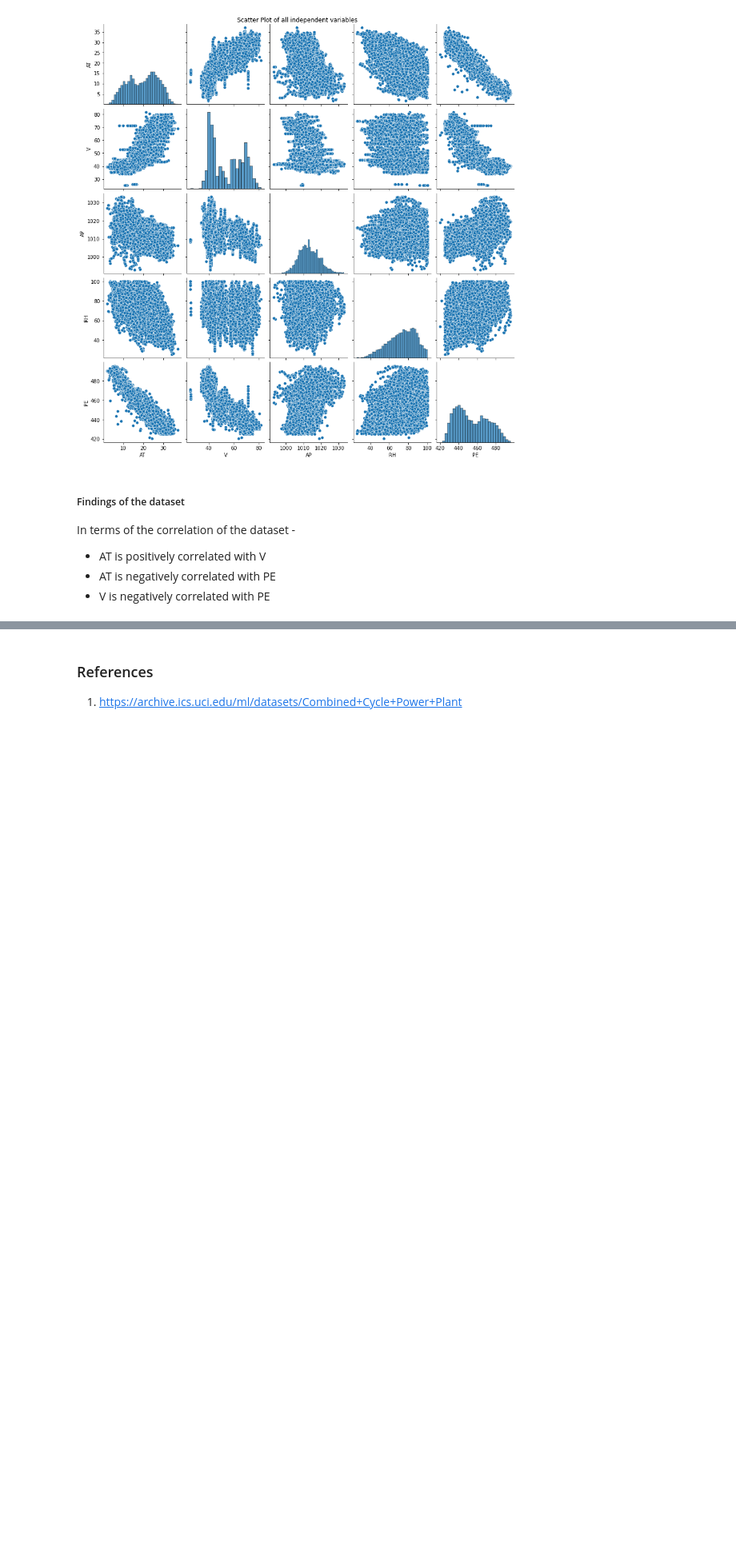
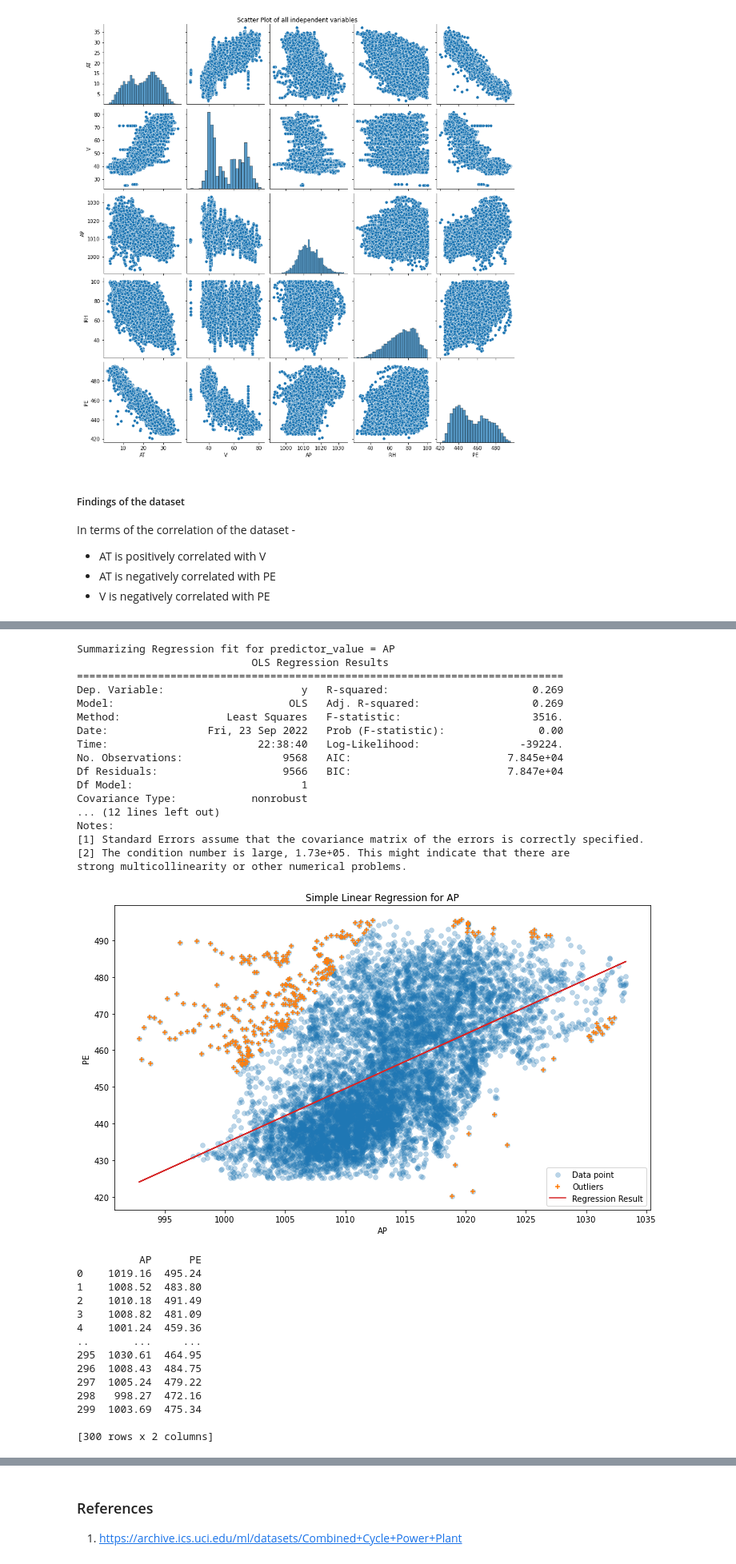
Before and after one commit to meet-2719/DSCI552-MLDS, a Jupyter notebook: hw2/notebook/Bhardwaj_Ruchit_HW2.ipynb, the cells around one changed output, grey strips where cells are left out. Shown at 80% size. Saved outputs shown, nothing was run; the diff lists cells and outputs as text; code cells hidden in the pictures; blank space fills up the shorter version.

```diff
--- a/hw2/notebook/Bhardwaj_Ruchit_HW2.ipynb
+++ b/hw2/notebook/Bhardwaj_Ruchit_HW2.ipynb
@@ -109,0 +261,41 @@ In terms of the correlation of the dataset -
+# %%
+outlier_AP = fit_model_and_summarize("AP")
+temp = outlier_AP.T
+temp.columns = ["AP", "PE"]
+if outlier_AP.empty:
+    print("No outliers present!")
+else:
+    print(temp)
+# %% [output]
+Summarizing Regression fit for predictor_value = AP
+                            OLS Regression Results
+==============================================================================
+Dep. Variable:                      y   R-squared:                       0.269
+Model:                            OLS   Adj. R-squared:                  0.269
+Method:                 Least Squares   F-statistic:                     3516.
+Date:                Fri, 23 Sep 2022   Prob (F-statistic):               0.00
+Time:                        22:38:40   Log-Likelihood:                -39224.
+No. Observations:                9568   AIC:                         7.845e+04
+Df Residuals:                    9566   BIC:                         7.847e+04
+Df Model:                           1
+Covariance Type:            nonrobust
+... (12 lines left out)
+Notes:
+[1] Standard Errors assume that the covariance matrix of the errors is correctly specified.
+[2] The condition number is large, 1.73e+05. This might indicate that there are
+strong multicollinearity or other numerical problems.
+[figure, added]
+          AP      PE
+0    1019.16  495.24
+1    1008.52  483.80
+2    1010.18  491.49
+3    1008.82  481.09
+4    1001.24  459.36
+..       ...     ...
+295  1030.61  464.95
+296  1008.43  484.75
+297  1005.24  479.22
+298   998.27  472.16
+299  1003.69  475.34
+
+[300 rows x 2 columns]
```
Also changed, not shown: parts of 46 cells of this notebook, 8 other files.
